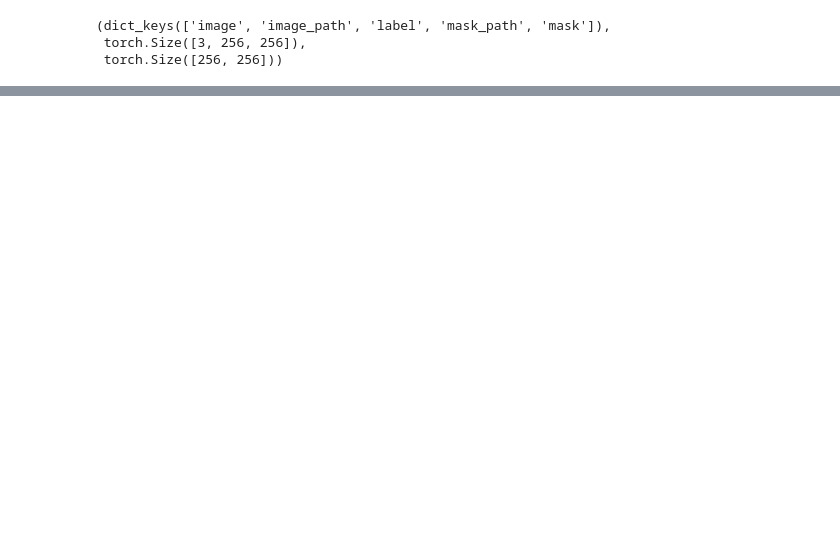
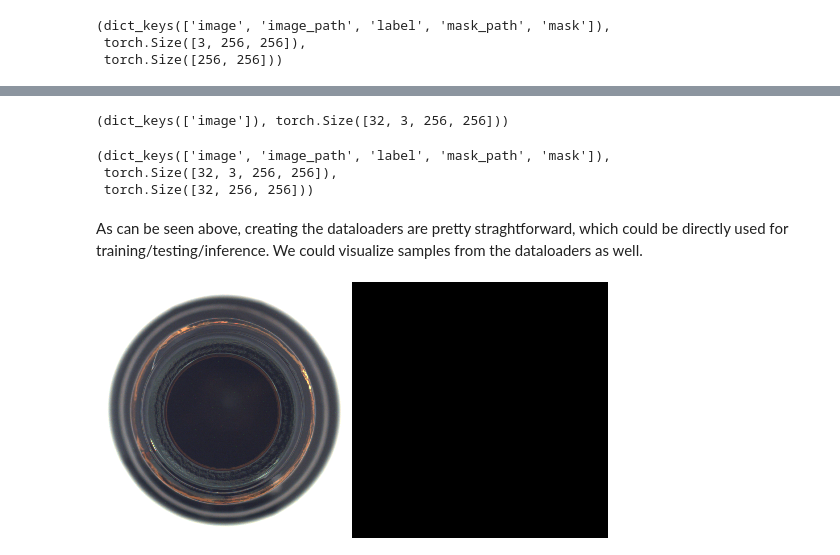
Before and after one commit to openvinotoolkit/anomalib, a Jupyter notebook: notebooks/002-anomalib-datamodules/002-anomalib-datamodules.ipynb, the cells around one changed output, grey strips where cells are left out. Saved outputs shown, nothing was run; the diff lists cells and outputs as text; code cells hidden in the pictures; blank space fills up the shorter version.

```diff
--- a/notebooks/002-anomalib-datamodules/002-anomalib-datamodules.ipynb
+++ b/notebooks/002-anomalib-datamodules/002-anomalib-datamodules.ipynb
@@ -156,0 +140,36 @@ sample.keys(), sample["image"].shape, sample["mask"].shape
+# %%
+from anomalib.data.mvtec import MVTec
+
+mvtec_datamodule = MVTec(
+    root="../../datasets/MVTec",
+    category="bottle",
+    image_size=256,
+    train_batch_size=32,
+    test_batch_size=32,
+    num_workers=8,
+    task="segmentation",
+)
+mvtec_datamodule.setup()
+# %%
+# Train images
+i, data = next(enumerate(mvtec_datamodule.train_dataloader()))
+data.keys(), data["image"].shape
+# %% [output]
+(dict_keys(['image']), torch.Size([32, 3, 256, 256]))
+# %%
+# Test images
+i, data = next(enumerate(mvtec_datamodule.test_dataloader()))
+data.keys(), data["image"].shape, data["mask"].shape
+# %% [output]
+(dict_keys(['image', 'image_path', 'label', 'mask_path', 'mask']),
+ torch.Size([32, 3, 256, 256]),
+ torch.Size([32, 256, 256]))
+# %% [markdown]
+As can be seen above, creating the dataloaders are pretty straghtforward, which could be directly used for training/testing/inference. We could visualize samples from the dataloaders as well.
+# %%
+img = ToPILImage()(Denormalize()(data["image"][0].clone()))
+msk = ToPILImage()(data["mask"][0]).convert("RGB")
+
+Image.fromarray(np.hstack((np.array(img), np.array(msk))))
+# %% [output]
+[figure, added]
```
Also changed, not shown: parts of 10 cells of this notebook.
